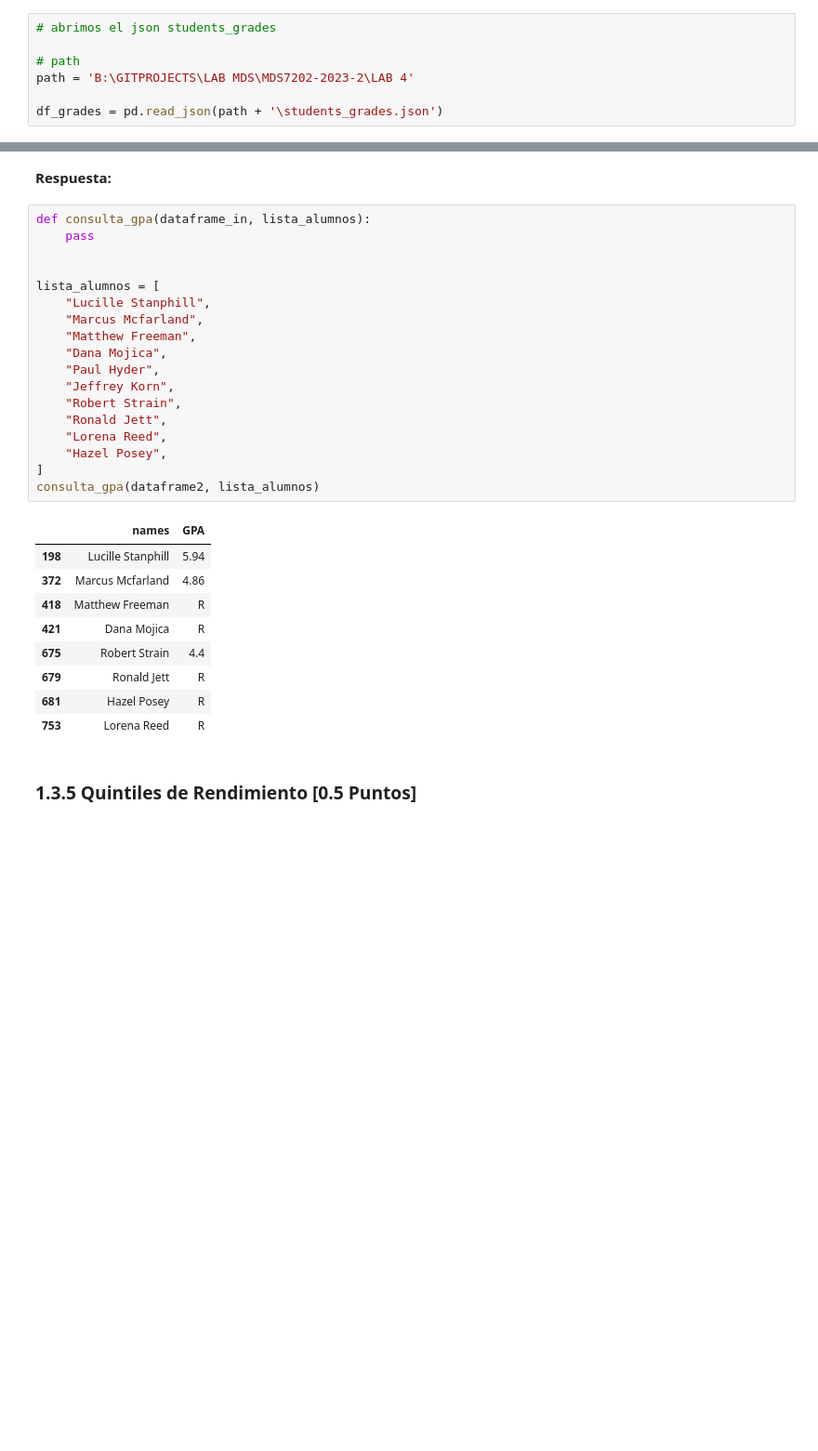
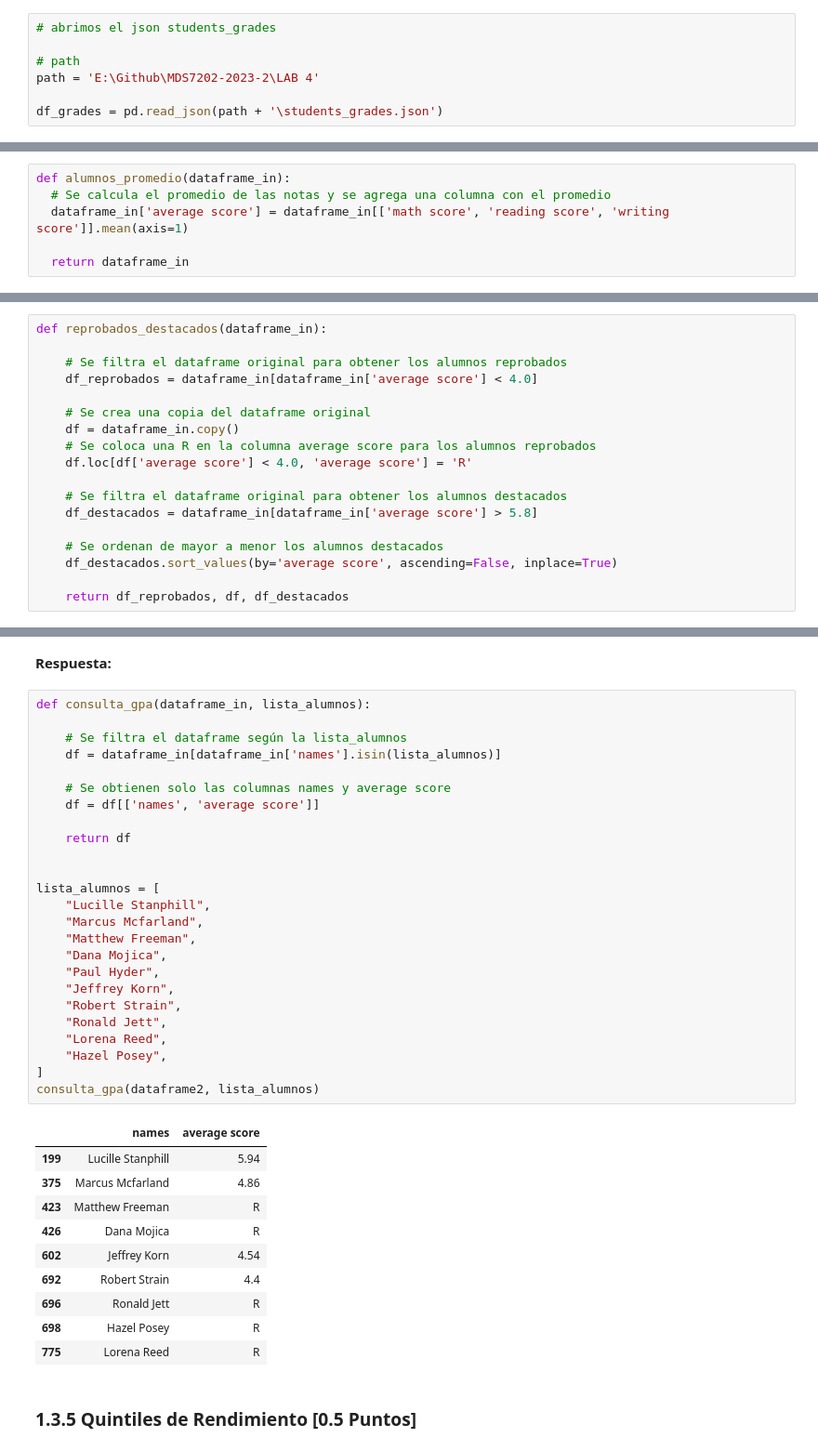
Before and after one commit to BnjmnNicholas/MDS7202-2023-2, a Jupyter notebook: LAB 4/Laboratorio4_enunciado.ipynb, the cells around one changed output, grey strips where cells are left out. Shown at 93% size. Drawn from its saved outputs; the diff is of its cells as text; blank space fills up the shorter version.

Commit message:
Update Laboratorio4_enunciado.ipynb
Se agregan las funciones que faltaban (1.3.2 en adelante)

```diff
--- a/LAB 4/Laboratorio4_enunciado.ipynb
+++ b/LAB 4/Laboratorio4_enunciado.ipynb
@@ -101,7 +101,7 @@ A continuación se muestra un ejemplo de los dos primeros registros del dataset:
 # abrimos el json students_grades
 
 # path
-path = 'B:\GITPROJECTS\LAB MDS\MDS7202-2023-2\LAB 4'
+path = 'E:\Github\MDS7202-2023-2\LAB 4'
 
 df_grades = pd.read_json(path + '\students_grades.json')
 # %%
@@ -525,3 +521,9 @@ def alumnos_promedio(dataframe_in):
+# %%
+def alumnos_promedio(dataframe_in):
+  # Se calcula el promedio de las notas y se agrega una columna con el promedio
+  dataframe_in['average score'] = dataframe_in[['math score', 'reading score', 'writing score']].mean(axis=1)
+
+  return dataframe_in
 # %% [markdown]
 **Respuesta Esperada:**
 # %%
@@ -552,3 +556,21 @@ def reprobados_destacados(dataframe_in):
+# %%
+def reprobados_destacados(dataframe_in):
+
+    # Se filtra el dataframe original para obtener los alumnos reprobados
+    df_reprobados = dataframe_in[dataframe_in['average score'] < 4.0]
+
+    # Se crea una copia del dataframe original
+    df = dataframe_in.copy()
+    # Se coloca una R en la columna average score para los alumnos reprobados
+    df.loc[df['average score'] < 4.0, 'average score'] = 'R'
+
+    # Se filtra el dataframe original para obtener los alumnos destacados
+    df_destacados = dataframe_in[dataframe_in['average score'] > 5.8]
+
+    # Se ordenan de mayor a menor los alumnos destacados
+    df_destacados.sort_values(by='average score', ascending=False, inplace=True)
+
+    return df_reprobados, df, df_destacados
 # %%
 dataframe1, dataframe2, dataframe3 = reprobados_destacados(df_grades)
 dataframe1
@@ -619,32 +641,40 @@ Creada la función busque el promedio general de los siguientes alumnos en el se
 **Respuesta:**
 # %%
 def consulta_gpa(dataframe_in, lista_alumnos):
-    pass
+
+    # Se filtra el dataframe según la lista_alumnos
+    df = dataframe_in[dataframe_in['names'].isin(lista_alumnos)]
+
+    # Se obtienen solo las columnas names y average score
+    df = df[['names', 'average score']]
+
+    return df
 
 
 lista_alumnos = [
     "Lucille Stanphill",
     "Marcus Mcfarland",
     "Matthew Freeman",
     "Dana Mojica",
     "Paul Hyder",
     "Jeffrey Korn",
     "Robert Strain",
     "Ronald Jett",
     "Lorena Reed",
     "Hazel Posey",
 ]
 consulta_gpa(dataframe2, lista_alumnos)
 # %% [output]
-|  | names | GPA |
-| 198 | Lucille Stanphill | 5.94 |
-| 372 | Marcus Mcfarland | 4.86 |
-| 418 | Matthew Freeman | R |
-| 421 | Dana Mojica | R |
-| 675 | Robert Strain | 4.4 |
-| 679 | Ronald Jett | R |
-| 681 | Hazel Posey | R |
-| 753 | Lorena Reed | R |
+|  | names | average score |
+| 199 | Lucille Stanphill | 5.94 |
+| 375 | Marcus Mcfarland | 4.86 |
+| 423 | Matthew Freeman | R |
+| 426 | Dana Mojica | R |
+| 602 | Jeffrey Korn | 4.54 |
+| 692 | Robert Strain | 4.4 |
+| 696 | Ronald Jett | R |
+| 698 | Hazel Posey | R |
+| 775 | Lorena Reed | R |
 # %% [markdown]
 ### 1.3.5 Quintiles de Rendimiento [0.5 Puntos]
 # %% [markdown]
```
Also changed, not shown: parts of 8 cells of this notebook.
